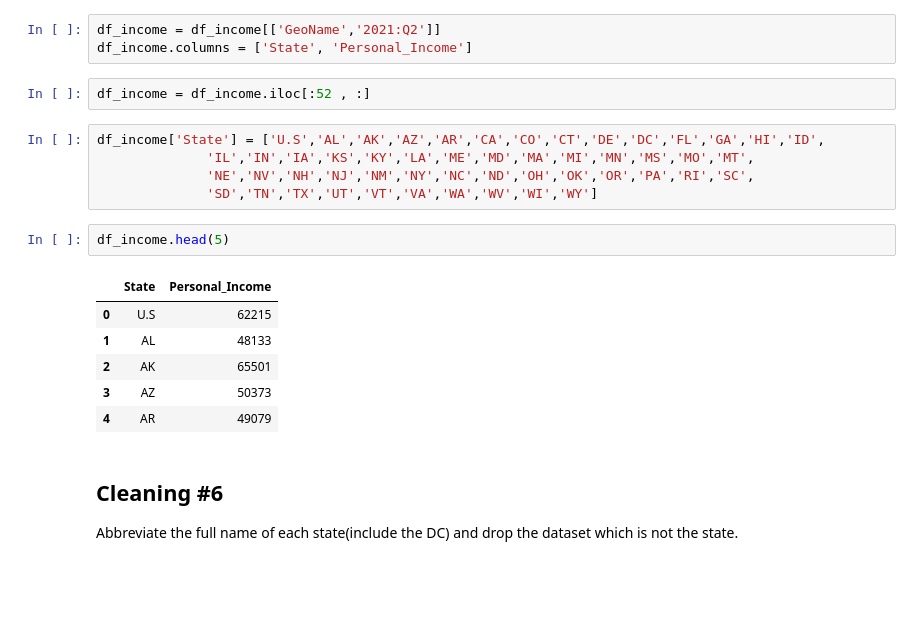
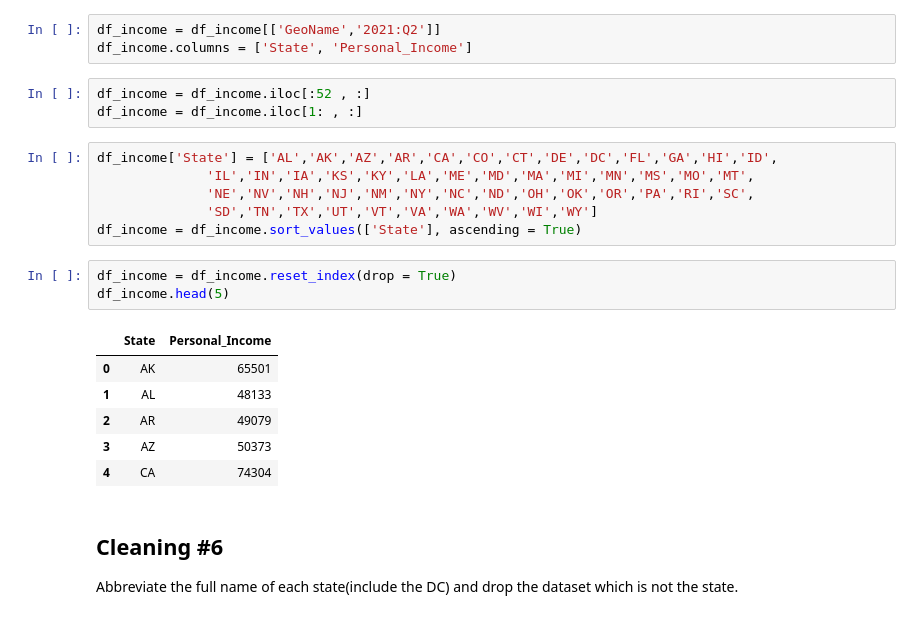
Before and after one commit to WilliamHJF/COGS-108, a Jupyter notebook: EDACheckpointGroup077-Fa21.ipynb, the cells around one changed output. Cells and saved outputs as stored; diff of their text form; blank space fills up the shorter version.

```diff
--- a/EDACheckpointGroup077-Fa21.ipynb
+++ b/EDACheckpointGroup077-Fa21.ipynb
@@ -238,20 +188,23 @@ df_income = df_income[['GeoName','2021:Q2']]
 df_income.columns = ['State', 'Personal_Income']
 # %%
 df_income = df_income.iloc[:52 , :]
+df_income = df_income.iloc[1: , :]
 # %%
-df_income['State'] = ['U.S','AL','AK','AZ','AR','CA','CO','CT','DE','DC','FL','GA','HI','ID',
+df_income['State'] = ['AL','AK','AZ','AR','CA','CO','CT','DE','DC','FL','GA','HI','ID',
               'IL','IN','IA','KS','KY','LA','ME','MD','MA','MI','MN','MS','MO','MT',
               'NE','NV','NH','NJ','NM','NY','NC','ND','OH','OK','OR','PA','RI','SC',
               'SD','TN','TX','UT','VT','VA','WA','WV','WI','WY']
+df_income = df_income.sort_values(['State'], ascending = True)
 # %%
+df_income = df_income.reset_index(drop = True)
 df_income.head(5)
 # %% [output]
 |  | State | Personal_Income |
-| 0 | U.S | 62215 |
+| 0 | AK | 65501 |
 | 1 | AL | 48133 |
-| 2 | AK | 65501 |
+| 2 | AR | 49079 |
 | 3 | AZ | 50373 |
-| 4 | AR | 49079 |
+| 4 | CA | 74304 |
 # %% [markdown]
 ## Cleaning #6
 Abbreviate the full name of each state(include the DC) and drop the dataset which is not the state.
```
Also changed, not shown: parts of 91 cells of this notebook, 1 other file.
